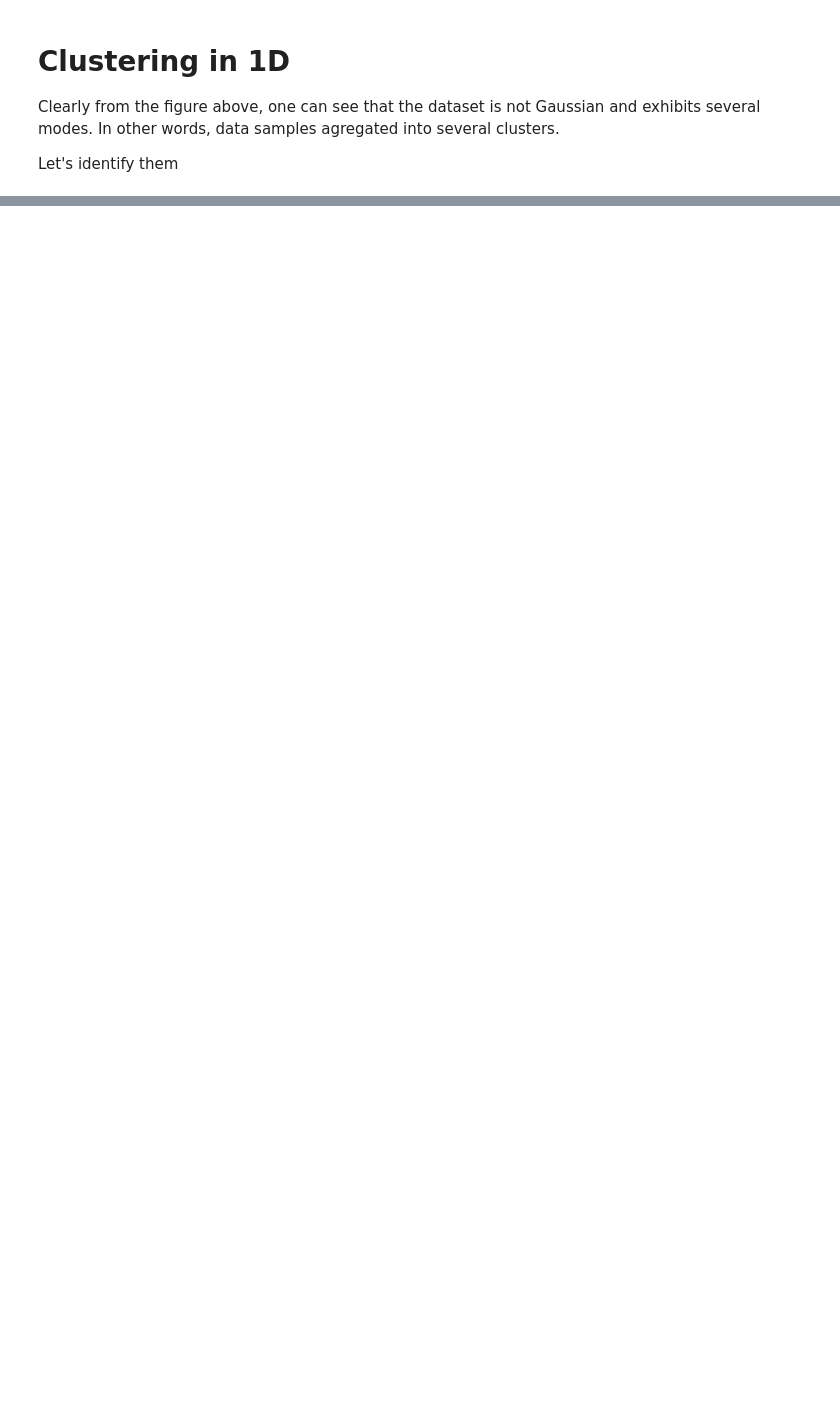
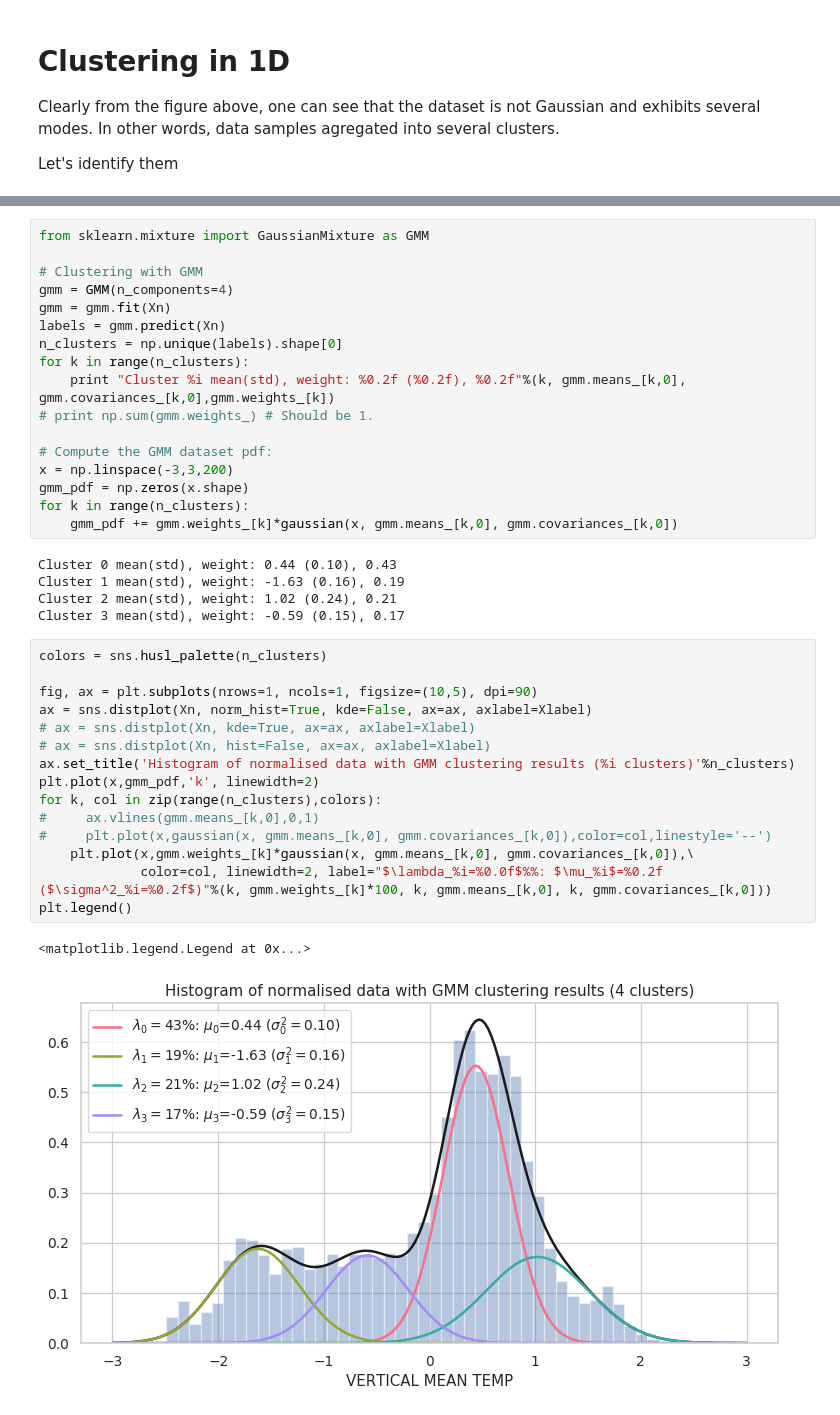
Before and after one commit to gmaze/lopsdata, a Jupyter notebook: clustering/Clustering - Tuto 1.ipynb, the cells around one changed output, grey strips where cells are left out. Saved outputs shown, nothing was run; the diff lists cells and outputs as text; blank space fills up the shorter version.

```diff
--- a/clustering/Clustering - Tuto 1.ipynb
+++ b/clustering/Clustering - Tuto 1.ipynb
@@ -143,0 +169,40 @@ Let's identify them
+# %%
+from sklearn.mixture import GaussianMixture as GMM
+
+# Clustering with GMM
+gmm = GMM(n_components=4)
+gmm = gmm.fit(Xn)
+labels = gmm.predict(Xn)
+n_clusters = np.unique(labels).shape[0]
+for k in range(n_clusters):
+    print "Cluster %i mean(std), weight: %0.2f (%0.2f), %0.2f"%(k, gmm.means_[k,0], gmm.covariances_[k,0],gmm.weights_[k])
+# print np.sum(gmm.weights_) # Should be 1.
+
+# Compute the GMM dataset pdf:
+x = np.linspace(-3,3,200)
+gmm_pdf = np.zeros(x.shape)
+for k in range(n_clusters):
+    gmm_pdf += gmm.weights_[k]*gaussian(x, gmm.means_[k,0], gmm.covariances_[k,0])
+# %% [output]
+Cluster 0 mean(std), weight: 0.44 (0.10), 0.43
+Cluster 1 mean(std), weight: -1.63 (0.16), 0.19
+Cluster 2 mean(std), weight: 1.02 (0.24), 0.21
+Cluster 3 mean(std), weight: -0.59 (0.15), 0.17
+# %%
+colors = sns.husl_palette(n_clusters)
+
+fig, ax = plt.subplots(nrows=1, ncols=1, figsize=(10,5), dpi=90)
+ax = sns.distplot(Xn, norm_hist=True, kde=False, ax=ax, axlabel=Xlabel)
+# ax = sns.distplot(Xn, kde=True, ax=ax, axlabel=Xlabel)
+# ax = sns.distplot(Xn, hist=False, ax=ax, axlabel=Xlabel)
+ax.set_title('Histogram of normalised data with GMM clustering results (%i clusters)'%n_clusters)
+plt.plot(x,gmm_pdf,'k', linewidth=2)
+for k, col in zip(range(n_clusters),colors):
+#     ax.vlines(gmm.means_[k,0],0,1)
+#     plt.plot(x,gaussian(x, gmm.means_[k,0], gmm.covariances_[k,0]),color=col,linestyle='--')
+    plt.plot(x,gmm.weights_[k]*gaussian(x, gmm.means_[k,0], gmm.covariances_[k,0]),\
+             color=col, linewidth=2, label="$\lambda_%i=%0.0f$%%: $\mu_%i$=%0.2f ($\sigma^2_%i=%0.2f$)"%(k, gmm.weights_[k]*100, k, gmm.means_[k,0], k, gmm.covariances_[k,0]))
+plt.legend()
+# %% [output]
+<matplotlib.legend.Legend at 0x...>
+[figure, added]
```
Also changed, not shown: parts of 17 cells of this notebook, 2 other files.
